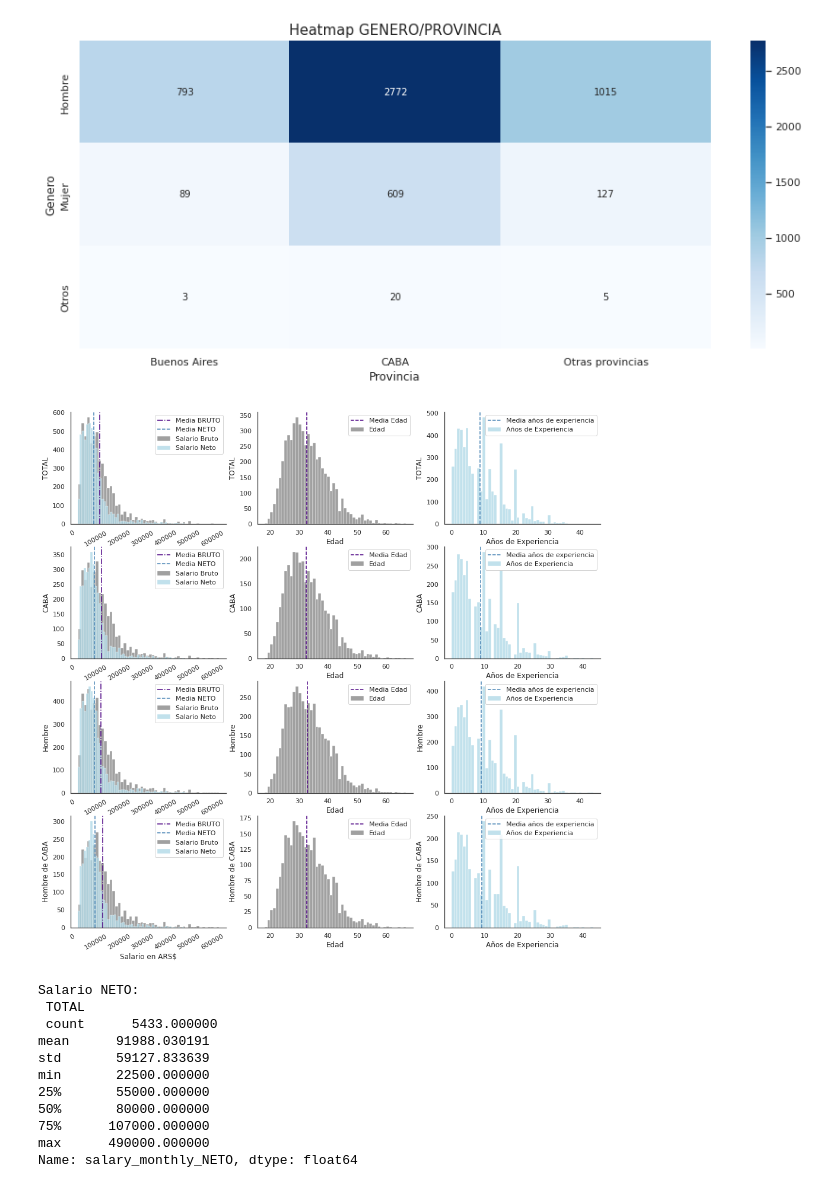
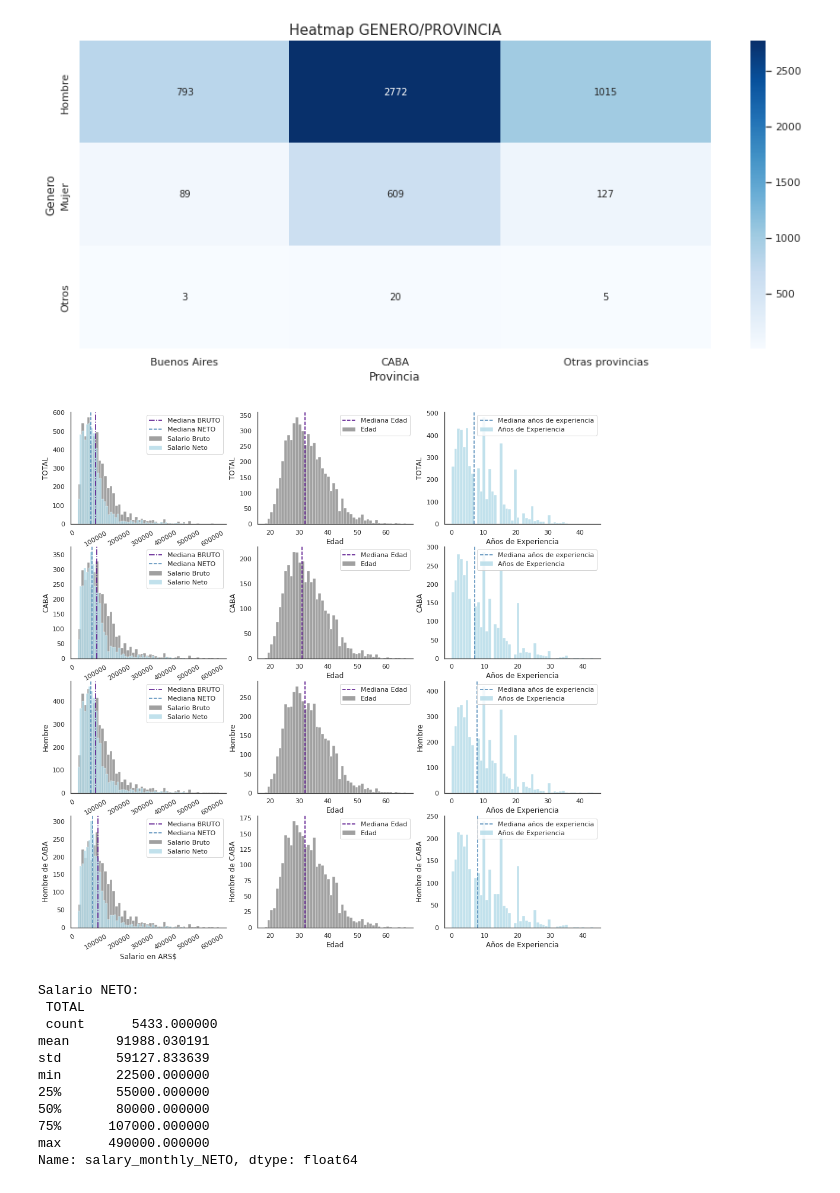
Before and after one commit to teoArganaraz/diploDatosGrupo21, a Jupyter notebook: 1.AyVD/Entregable_Parte_1_Grupo_21.ipynb, the cells around one changed output. Cells and saved outputs as stored; diff of their text form; code cells hidden in the pictures.

```diff
--- a/1.AyVD/Entregable_Parte_1_Grupo_21.ipynb
+++ b/1.AyVD/Entregable_Parte_1_Grupo_21.ipynb
@@ -586,38 +589,38 @@ filtered_df_gender = df_woo[df_woo["profile_gender"] == "Hombre"]
 filtered_df_man_CABA = df_woo[(df_woo["profile_gender"] == "Hombre") & (df_woo["work_province"] == "Ciudad Autónoma de Buenos Aires")]
 
 
 cond_plot = [df_woo,filtered_df_province, filtered_df_gender,filtered_df_man_CABA]
 ylabel = ["TOTAL","CABA","Hombre","Hombre de CABA"]
 
 fig, axes = plt.subplots(nrows=4,ncols=3, figsize=(16, 16))
 
 for col in range(3):
   for row in range(4):
     if col == 0:
       seaborn.histplot(cond_plot[row][salary_col_BRUTO], bins=50, ax=axes[row][col], color='gray', label="Salario Bruto")
-      axes[row][col].axvline(cond_plot[row][salary_col_BRUTO].mean(), color='indigo', linestyle='-.', label='Media BRUTO')
+      axes[row][col].axvline(cond_plot[row][salary_col_BRUTO].median(), color='indigo', linestyle='-.', label='Mediana BRUTO')
       seaborn.histplot(cond_plot[row][salary_col_NETO], bins=50, ax=axes[row][col], color='lightblue', label="Salario Neto")\
       .set_ylabel(ylabel[row],fontsize = 12)
-      axes[row][col].axvline(cond_plot[row][salary_col_NETO].mean(), color='steelblue', linestyle='--', label='Media NETO')
+      axes[row][col].axvline(cond_plot[row][salary_col_NETO].median(), color='steelblue', linestyle='--', label='Mediana NETO')
       axes[row][col].legend()
       axes[row][col].set_xlabel("Salario en ARS$")
       axes[row][col].tick_params(axis='x', labelrotation=30)
     elif col == 1:
       seaborn.histplot(cond_plot[row]["profile_age"], bins=50, ax=axes[row][col], color='gray', label="Edad")\
       .set_ylabel(ylabel[row],fontsize = 12)
-      axes[row][col].axvline(cond_plot[row]["profile_age"].mean(), color='indigo', linestyle='--', label='Media Edad')
+      axes[row][col].axvline(cond_plot[row]["profile_age"].median(), color='indigo', linestyle='--', label='Mediana Edad')
       axes[row][col].legend()
       axes[row][col].set_xlabel("Edad")
     elif col == 2:
       seaborn.histplot(cond_plot[row]["profile_years_experience"], bins=50, ax=axes[row][col], color='lightblue', label="Años de Experiencia")\
       .set_ylabel(ylabel[row],fontsize = 12)
-      axes[row][col].axvline(cond_plot[row]["profile_years_experience"].mean(), color='steelblue', linestyle='--', label='Media años de experiencia')
+      axes[row][col].axvline(cond_plot[row]["profile_years_experience"].median(), color='steelblue', linestyle='--', label='Mediana años de experiencia')
       axes[row][col].legend()
       axes[row][col].set_xlabel("Años de Experiencia")
 
 seaborn.despine()
 # %% [output]
-[figure, old version]
+[figure, new version]
 # %%
 for i in range(4):
   print(f"Salario NETO: \n {ylabel[i]} \n {cond_plot[i].salary_monthly_NETO.describe()} \n")
```
Also changed, not shown: parts of 7 cells of this notebook, 1 other file.
